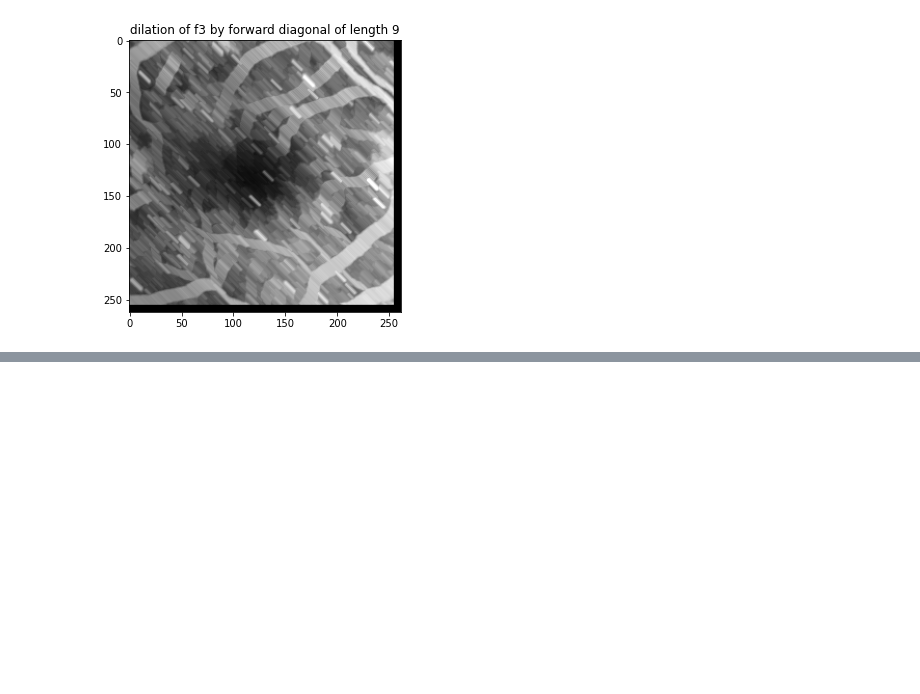
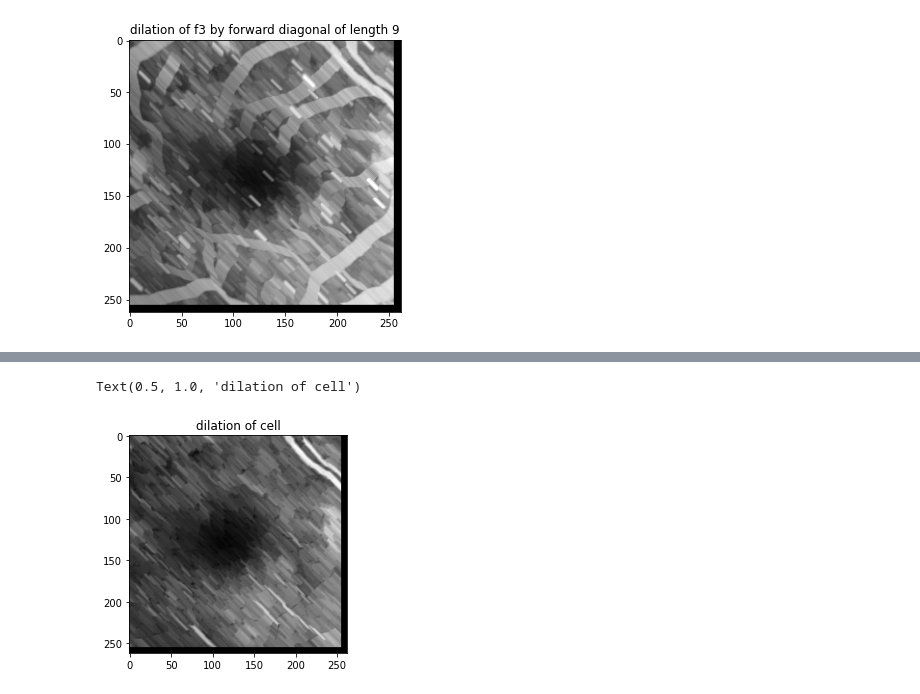
Before and after one commit to digggy/CA-CS-802_Image-Processing, a Jupyter notebook: assignment-1/ip_assignment1.ipynb, the cells around one changed output, grey strips where cells are left out. Saved outputs shown, nothing was run; the diff lists cells and outputs as text; code cells hidden in the pictures; blank space fills up the shorter version.

```diff
--- a/assignment-1/ip_assignment1.ipynb
+++ b/assignment-1/ip_assignment1.ipynb
@@ -388,0 +397,8 @@ plt.title('opening of f3 by backward diagonal of length 9')
+# %%
+dilation_1 = genfromtxt('of3_o4.txt', delimiter=',').astype(int)
+max_val=np.max(dilation_1)
+plt.imshow(dilation_1, cmap='gray',vmin=0,vmax=max_val)
+plt.title('dilation of cell')
+# %% [output]
+Text(0.5, 1.0, 'dilation of cell')
+[figure, added]
```
Also changed, not shown: parts of 3 cells of this notebook, 7 other files.
